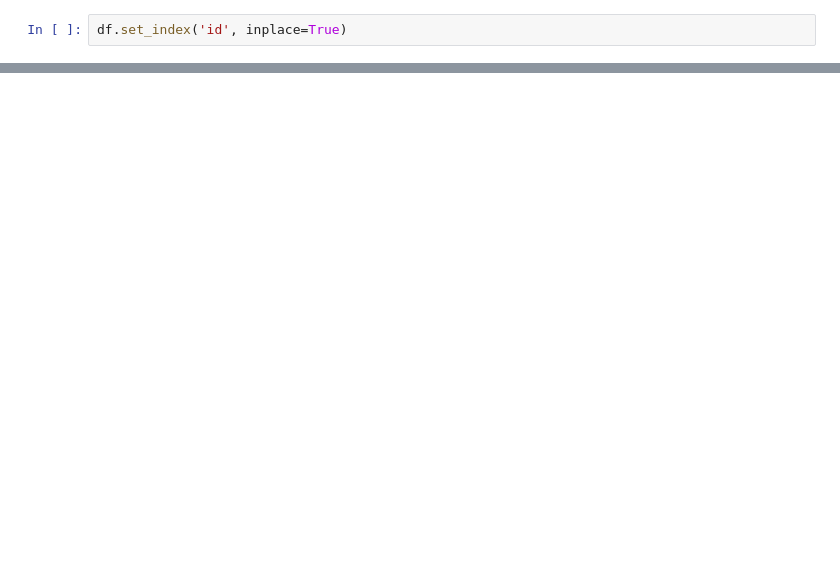
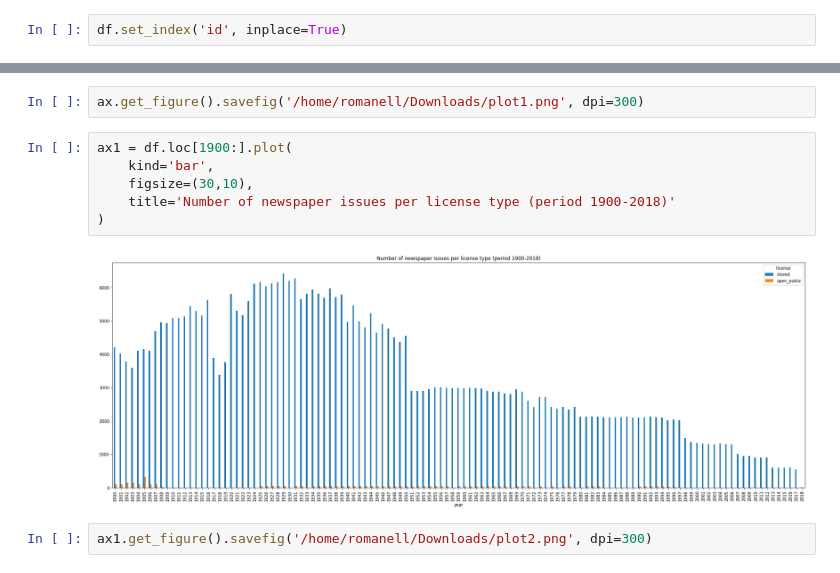
Before and after one commit to impresso/impresso-data-sanitycheck, a Jupyter notebook: notebooks/contentitem-stats-rebuilt.ipynb, the cells around one changed output, grey strips where cells are left out. Cells and saved outputs as stored; diff of their text form; blank space fills up the shorter version.

```diff
--- a/notebooks/contentitem-stats-rebuilt.ipynb
+++ b/notebooks/contentitem-stats-rebuilt.ipynb
@@ -111,0 +932,12 @@ df[['count']].to_csv('../../impresso-processing/data/contentitems_stats.csv')
+# %%
+ax.get_figure().savefig('/home/romanell/Downloads/plot1.png', dpi=300)
+# %%
+ax1 = df.loc[1900:].plot(
+    kind='bar',
+    figsize=(30,10),
+    title='Number of newspaper issues per license type (period 1900-2018)'
+)
+# %% [output]
+[figure, added]
+# %%
+ax1.get_figure().savefig('/home/romanell/Downloads/plot2.png', dpi=300)
```
Also changed, not shown: parts of 150 cells of this notebook.
